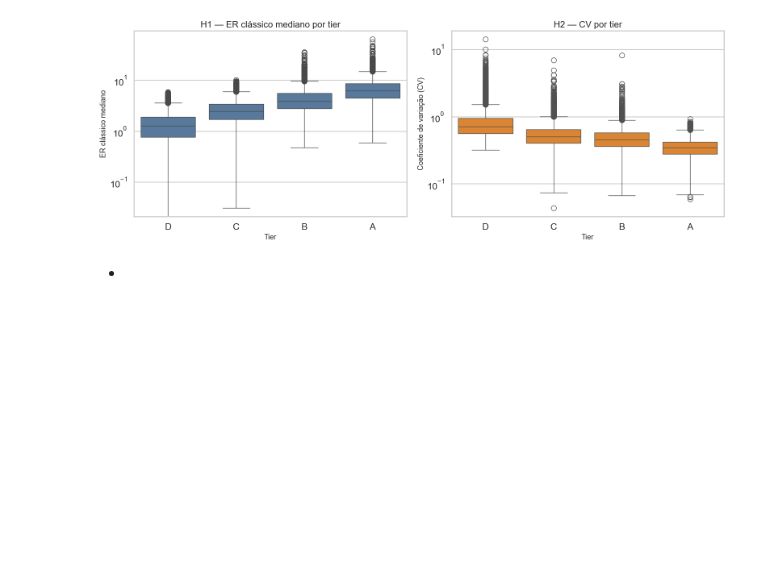
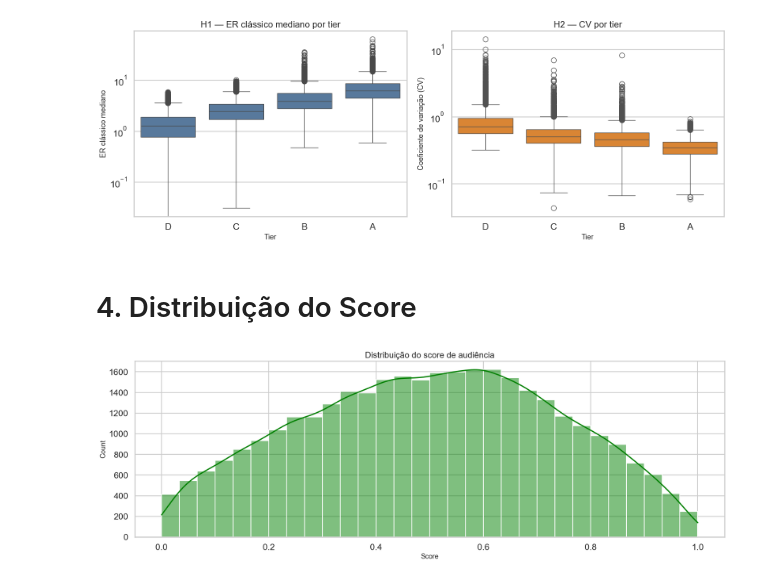
Before and after one commit to Davi-SC/influencers_kim, a Jupyter notebook: validacao_hipoteses.ipynb, the cells around one changed output. Drawn from its saved outputs; the diff is of its cells as text; code cells hidden in the pictures; blank space fills up the shorter version.

Commit message:
distribuicao de score

```diff
--- a/validacao_hipoteses.ipynb
+++ b/validacao_hipoteses.ipynb
@@ -125,5 +125,15 @@ plt.tight_layout()
 plt.show()
 # %% [output]
 [figure]
-# %% [markdown]
--
+# %% [markdown]
+# 4. Distribuição do Score
+# %%
+fig, ax = plt.subplots(figsize=(20,6))
+
+sns.histplot(perfis["score_audiencia"],bins=30,kde=True,ax = ax,color="green")
+ax.set_title("Distribuição do score de audiência")
+ax.set_xlabel("Score")
+
+plt.show()
+# %% [output]
+[figure, added]
```
